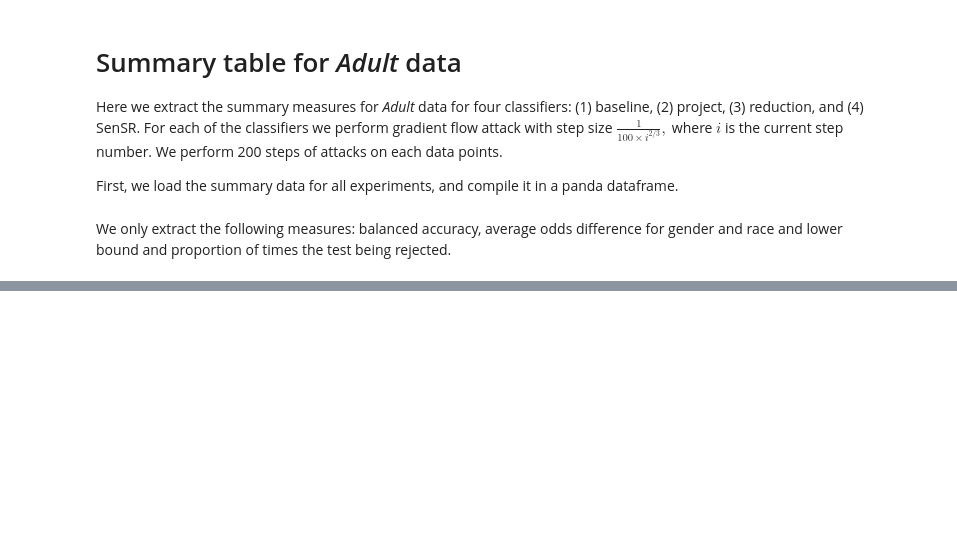
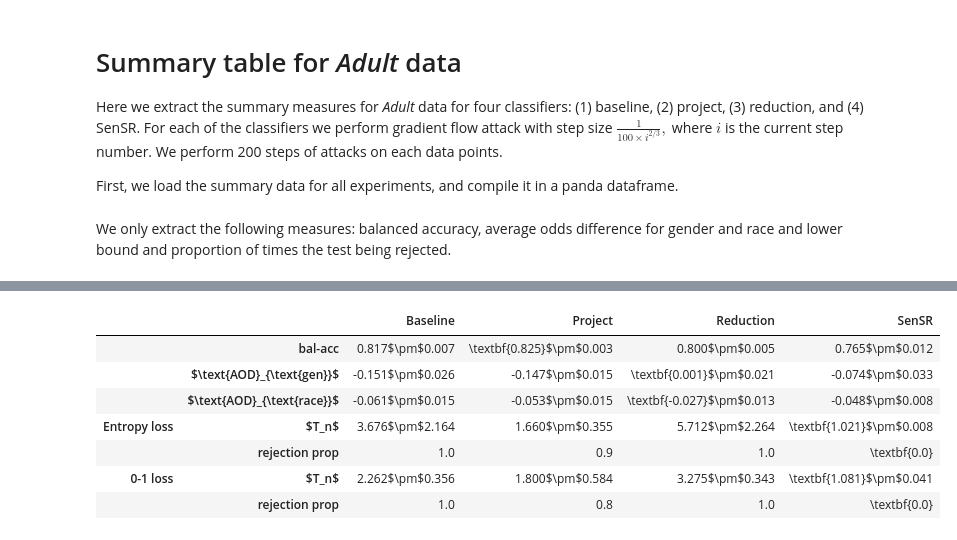
Before and after one commit to smaityumich/individual-fairness-testing, a Jupyter notebook: adult/summary.ipynb, the cells around one changed output, grey strips where cells are left out. Saved outputs shown, nothing was run; the diff lists cells and outputs as text; code cells hidden in the pictures; blank space fills up the shorter version.

```diff
--- a/adult/summary.ipynb
+++ b/adult/summary.ipynb
@@ -72,0 +189,44 @@ res
+# %%
+for i, j in zip(index_subset, new_index):
+    k = i[0], 'std'
+    if  i == ('reject-entropy-loss', 'mean') or i == ('reject-01-loss', 'mean'):
+        idx_best = (summary[i]).idxmin()
+        summary[j] = (summary[i]).apply('{:.1f}'.format)
+        summary.at[idx_best, j] = '\\textbf{' + summary[j][idx_best] + '}'
+
+    elif i == ('bal_acc', 'mean'):
+        idx_best = (summary[i]).idxmax()
+        summary[j] = summary[i].apply("{:.3f}".format)+ '$\pm$' + summary[k].apply("{:.3f}".format)
+        best_val = summary[j][idx_best].split('$\pm$')
+        best_val = '$\pm$'.join(['\\textbf{' + best_val[0] + '}', best_val[1]])
+        summary.at[idx_best, j] = best_val
+    elif i == ('lb-entropy-loss', 'mean') or i == ('lb-01-loss', 'mean'):
+        idx_best = (summary[i]).idxmin()
+        summary[j] = summary[i].apply("{:.3f}".format)+ '$\pm$' + summary[k].apply("{:.3f}".format)
+        best_val = summary[j][idx_best].split('$\pm$')
+        best_val = '$\pm$'.join(['\\textbf{' + best_val[0] + '}', best_val[1]])
+        summary.at[idx_best, j] = best_val
+    else:
+        idx_best = (summary[i]).abs().idxmin()
+        summary[j] = summary[i].apply("{:.3f}".format)+ '$\pm$' + summary[k].apply("{:.3f}".format)
+        best_val = summary[j][idx_best].split('$\pm$')
+        best_val = '$\pm$'.join(['\\textbf{' + best_val[0] + '}', best_val[1]])
+        summary.at[idx_best, j] = best_val
+
+summary = summary[new_index]
+rows = ['sensr', 'reduction', 'baseline', 'project']
+row_names = ['Baseline', 'Project', 'Reduction','SenSR']
+ind = dict()
+for i, expt in enumerate(row_names):
+    ind[i] = expt
+summary = summary.rename(index=ind)
+(summary.T)
+# %% [output]
+|  |  | Baseline | Project | Reduction | SenSR |
+|  | bal-acc | 0.817$\pm$0.007 | \textbf{0.825}$\pm$0.003 | 0.800$\pm$0.005 | 0.765$\pm$0.012 |
+|  | $\text{AOD}_{\text{gen}}$ | -0.151$\pm$0.026 | -0.147$\pm$0.015 | \textbf{0.001}$\pm$0.021 | -0.074$\pm$0.033 |
+|  | $\text{AOD}_{\text{race}}$ | -0.061$\pm$0.015 | -0.053$\pm$0.015 | \textbf{-0.027}$\pm$0.013 | -0.048$\pm$0.008 |
+| Entropy loss | $T_n$ | 3.676$\pm$2.164 | 1.660$\pm$0.355 | 5.712$\pm$2.264 | \textbf{1.021}$\pm$0.008 |
+|  | rejection prop | 1.0 | 0.9 | 1.0 | \textbf{0.0} |
+| 0-1 loss | $T_n$ | 2.262$\pm$0.356 | 1.800$\pm$0.584 | 3.275$\pm$0.343 | \textbf{1.081}$\pm$0.041 |
+|  | rejection prop | 1.0 | 0.8 | 1.0 | \textbf{0.0} |
```
Also changed, not shown: parts of 11 cells of this notebook, 2 other files.
